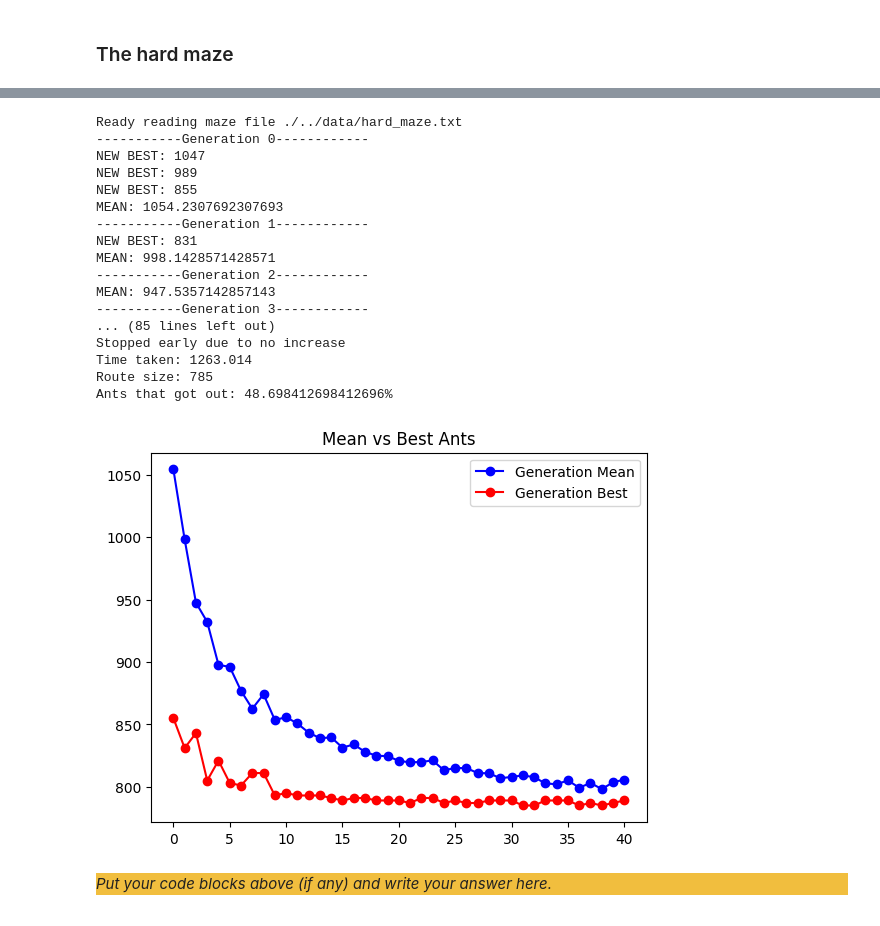
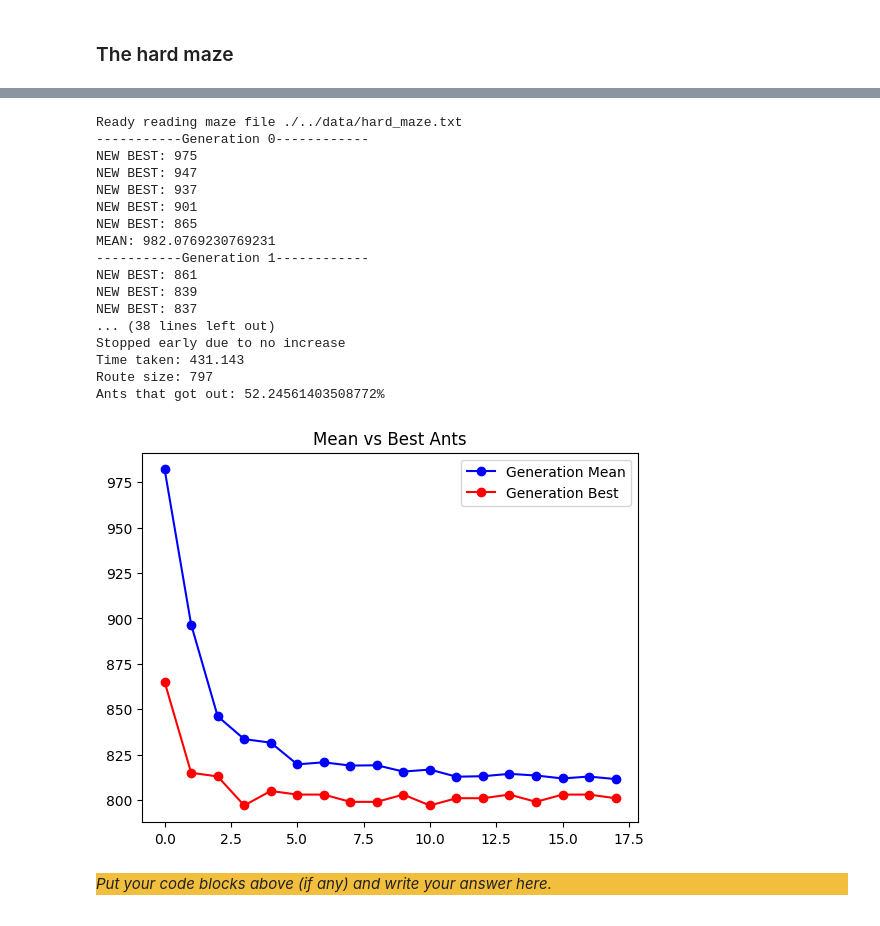
Before and after one commit to Nepthy5/Assignment_2, a Jupyter notebook: src/Main.ipynb, the cells around one changed output, grey strips where cells are left out. Drawn from its saved outputs; the diff is of its cells as text; code cells hidden in the pictures.

```diff
--- a/src/Main.ipynb
+++ b/src/Main.ipynb
@@ -839,7 +878,7 @@ class StandardAnt:
         terminated = self.current_position == self.end
         return route, terminated
 # %%
-# Class that holds all of the maze data.
+# Class that holds all the maze data.
 # This includes the pheromones, the open and blocked tiles in the system,
 # and the starting and end coordinates for the ants.
 class Maze:
@@ -881,6 +920,8 @@ class Maze:
     """
     def add_pheromone_route(self, route, q):
         l = route.size()
+        if l <= 0:
+            return
         pos = route.get_start()
         self.pheromones[pos.get_x(), pos.get_y()] += q/l
         directions = route.get_route()
@@ -902,7 +943,7 @@ class Maze:
     @param rho: the evaporation factor
     """
     def evaporate(self, rho):
-        pass
+        return self.pheromones * (1-rho)
 
     """
     Getter for the width of the maze
@@ -917,14 +958,6 @@ class Maze:
     """
     def get_length(self):
         return self.length
-
-    """
-    Returns a the amount of pheromones on the neighbouring positions (N/S/E/W)
-    @param position: the coordinate where we need to check the surrounding pheromones
-    @return the pheromones on the neighbouring coordinates.
-    """
-    def get_surrounding_pheromone(self, position):
-        pass
 
     """
     Getter for the pheromones on a specific coordinate.
@@ -1251,7 +1299,7 @@ class IntelligentAntColonyOptimization:
     @param q: the normalization factor for the amount of dropped pheromone
     @param evaporation: the evaporation factor for the pheromones
     """
-    def __init__(self, maze, ants_per_gen, generations, q, evaporation, step_limit, patience, threshold, remove_loops = True, use_heuristic = True):
+    def __init__(self, maze, ants_per_gen, generations, q, evaporation, step_limit, patience, threshold, pheromone_exp, heuristic_exp, remove_loops = True, use_heuristic = True):
         self.maze = maze
         self.ants_per_gen = ants_per_gen
         self.generations = generations
@@ -1262,6 +1310,8 @@ class IntelligentAntColonyOptimization:
         self.threshold = threshold
         self.waited = 0
         self.remove_loops = remove_loops
+        self.pheromone_exp = pheromone_exp
+        self.heuristic_exp = heuristic_exp
         self.use_heuristic = use_heuristic
 
     """
@@ -1269,7 +1319,7 @@ class IntelligentAntColonyOptimization:
     @param path_specification: description of the route we wish to optimize
     @return the optimized route according to the ACO algorithm
     """
-    def find_shortest_route(self, path_specification, pheromone_exp, heuristic_exp):
+    def find_shortest_route(self, path_specification):
         self.maze.reset()
 
         gen_best = []
@@ -1281,6 +1331,8 @@ class IntelligentAntColonyOptimization:
         ants_out = 0
         generations_completed = 0
 
+        ant = IntelligentAnt(self.maze, path_specification, self.step_limit, self.pheromone_exp, self.heuristic_exp)
+
         for generation in range(self.generations):
 
             print("-----------Generation " + str(generation) + "------------")
@@ -1288,7 +1340,6 @@ class IntelligentAntColonyOptimization:
             curr_routes = []
 
             for ant_nr in range(self.ants_per_gen):
-                ant = IntelligentAnt(self.maze, path_specification, self.step_limit, pheromone_exp, heuristic_exp)
 
                 route, terminated = ant.find_route(self.remove_loops, self.use_heuristic)
 
@@ -1299,6 +1350,8 @@ class IntelligentAntColonyOptimization:
                         best = route
                         best_size = route.size()
                         print("NEW BEST: " + str(route.size()))
+
+                ant.reset()
 
             increase = prev_best - best_size
             generations_completed += 1
@@ -1319,4 +1372,5 @@ class IntelligentAntColonyOptimization:
                 print("MEAN: " + str(np.mean([r.size() for r in curr_routes])))
                 self.maze.add_pheromone_routes(curr_routes, self.q)
 
+
         return best, gen_best, gen_mean, 100 * ants_out/(generations_completed*self.ants_per_gen)
@@ -1332,7 +1388,7 @@ def test_hyperparams(aco, difficulty, show_plot = True):
         path = "./../data/insane_solution.txt"
 
     start_time = int(round(time.time() * 1000))
-    shortest_route, gen_best, gen_mean, ants_out = aco.find_shortest_route(spec, pheromone_exp, heuristic_exp)
+    shortest_route, gen_best, gen_mean, ants_out = aco.find_shortest_route(spec)
 
     print("Time taken: " + str((int(round(time.time() * 1000)) - start_time) / 1000.0))
     print("Route size: " + str(shortest_route.size()))
@@ -1591,44 +1643,44 @@ For this maze, and as expected, it takes a little more time to converge. As befo
 # %%
 # Please keep your parameters for the ACO easily changeable here
 gen = 150 # ants per generation
 no_gen = 50 # nr of generations
-q = 2500
-evap = 0.15
-step_scale_factor = 10
-pheromone_exp = 2.2
-heuristic_exp = 1
-patience = 10
+q = 22000
+evap = 0.3
+step_scale_factor = 5
+pheromone_exp = 3.5
+heuristic_exp = 1.3
+patience = 15
 threshold = 0
-init_pheromones = 0.01
+init_pheromones = 0.001
 
 # Construct the optimization objects
 maze = Maze.create_maze("./../data/hard_maze.txt", init_pheromones)
 spec = PathSpecification.read_coordinates("./../data/hard_coordinates.txt")
 
 max_steps = maze.width * maze.length * step_scale_factor
 
-aco = IntelligentAntColonyOptimization(maze, gen, no_gen, q, evap, max_steps, patience, threshold)
+aco = IntelligentAntColonyOptimization(maze, gen, no_gen, q, evap, max_steps, patience, threshold, pheromone_exp, heuristic_exp)
 
 test_hyperparams(aco, "hard")
 # %% [output]
 Ready reading maze file ./../data/hard_maze.txt
 -----------Generation 0------------
-NEW BEST: 1047
-NEW BEST: 989
-NEW BEST: 855
-MEAN: 1054.2307692307693
+NEW BEST: 975
+NEW BEST: 947
+NEW BEST: 937
+NEW BEST: 901
+NEW BEST: 865
+MEAN: 982.0769230769231
 -----------Generation 1------------
-NEW BEST: 831
-MEAN: 998.1428571428571
------------Generation 2------------
-MEAN: 947.5357142857143
------------Generation 3------------
-... (85 lines left out)
+NEW BEST: 861
+NEW BEST: 839
+NEW BEST: 837
+... (38 lines left out)
 Stopped early due to no increase
-Time taken: 1263.014
-Route size: 785
-Ants that got out: 48.698412698412696%
+Time taken: 431.143
+Route size: 797
+Ants that got out: 52.24561403508772%
-[figure, old version]
+[figure, new version]
 # %% [markdown]
  <div style="background-color:#f1be3e">
 
```
Also changed, not shown: parts of 40 cells of this notebook, 4 other files.
